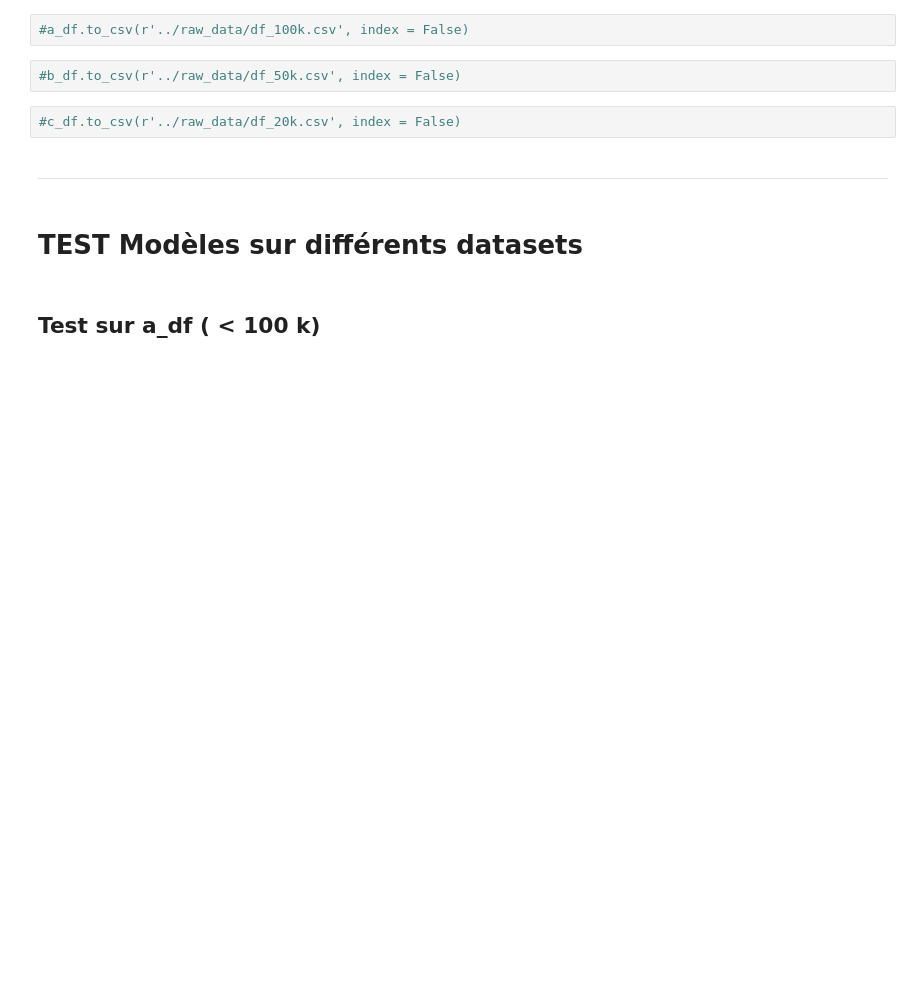
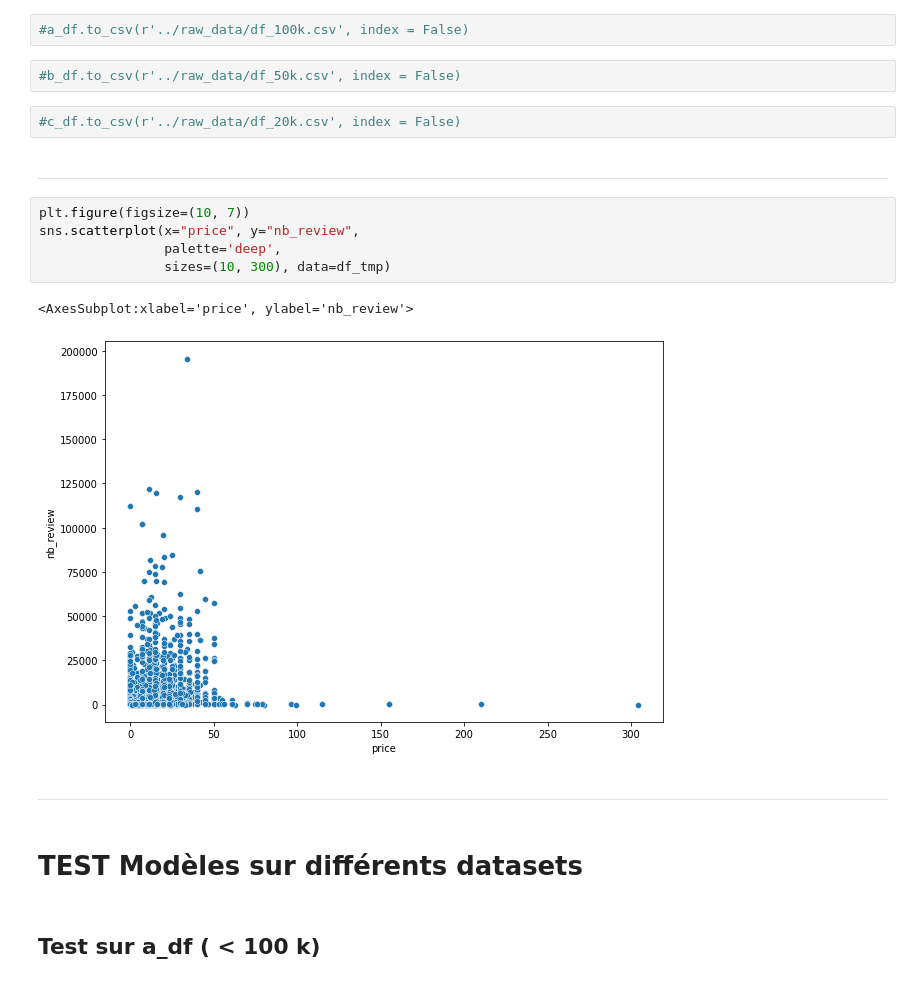
Before and after one commit to Rvanelven/steamator, a Jupyter notebook: notebooks/mathieu_#46_Creation_differents_datasets.ipynb, the cells around one changed output. Saved outputs shown, nothing was run; the diff lists cells and outputs as text; blank space fills up the shorter version.

```diff
--- a/notebooks/mathieu_#46_Creation_differents_datasets.ipynb
+++ b/notebooks/mathieu_#46_Creation_differents_datasets.ipynb
@@ -75,6 +76,16 @@ c_df = df_tmp[df_tmp['owner_median']< 20000]
 #b_df.to_csv(r'../raw_data/df_50k.csv', index = False)
 # %%
 #c_df.to_csv(r'../raw_data/df_20k.csv', index = False)
+# %% [markdown]
+____
+# %%
+plt.figure(figsize=(10, 7))
+sns.scatterplot(x="price", y="nb_review",
+                palette='deep',
+                sizes=(10, 300), data=df_tmp)
+# %% [output]
+<AxesSubplot:xlabel='price', ylabel='nb_review'>
+[figure, added]
 # %% [markdown]
 _____
 # %% [markdown]
```
Also changed, not shown: parts of 11 cells of this notebook, 3 other files.
